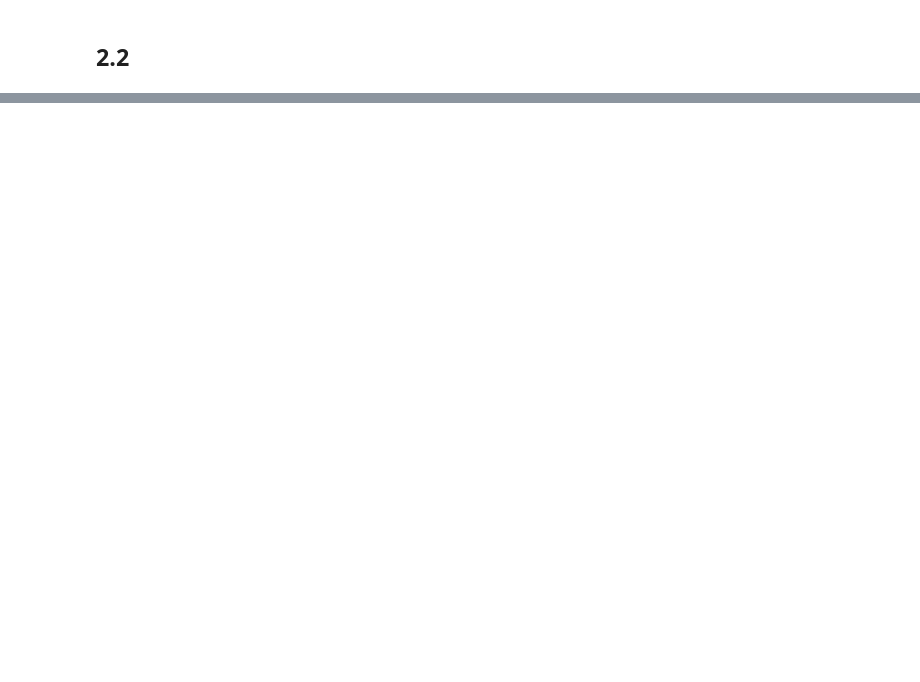
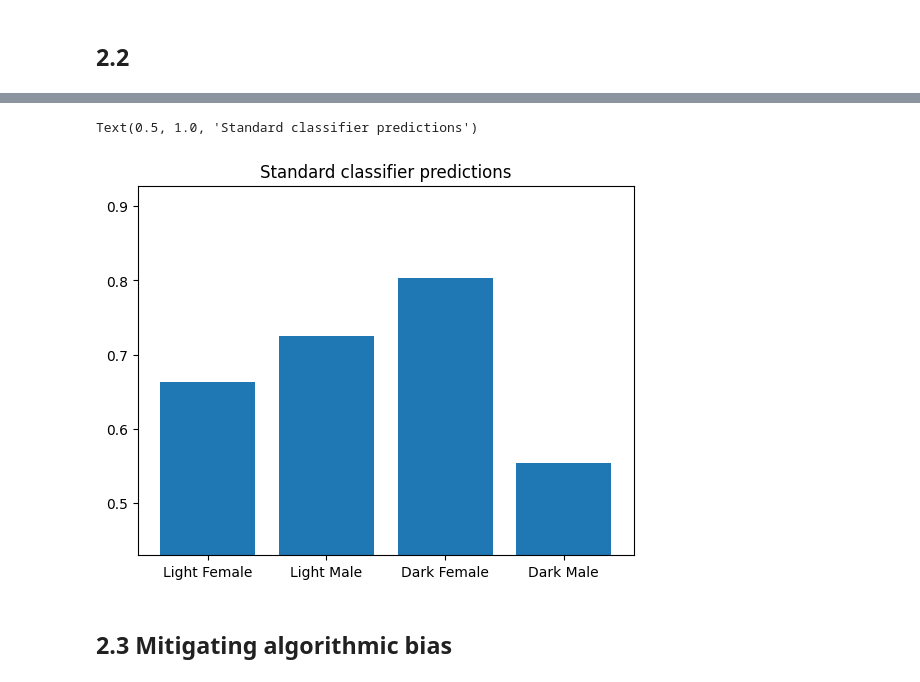
Before and after one commit to Friend09/practise_mit_dl_2024, a Jupyter notebook: notebooks/practise_Part2_Debiasing.ipynb, the cells around one changed output, grey strips where cells are left out. Drawn from its saved outputs; the diff is of its cells as text; code cells hidden in the pictures; blank space fills up the shorter version.

```diff
--- a/notebooks/practise_Part2_Debiasing.ipynb
+++ b/notebooks/practise_Part2_Debiasing.ipynb
@@ -60,0 +94,15 @@ plt.grid(False)
+# %%
+### Create a Comet experiment to track our training run ###
+def create_experiment(project_name, params):
+    # end any prior experiments
+    if "experiment" in locals():
+        experiment.end()
+
+    # initiate the comet experiment for tracking
+    experiment = comet_ml.Experiment(api_key=COMET_API_KEY, project_name=project_name)
+    # log our hyperparameters, defined above, to the experiment
+    for param, value in params.items():
+        experiment.log_parameter(param, value)
+    experiment.flush()
+
+    return experiment
@@ -60,0 +192,20 @@ plt.grid(False)
+# %%
+### Evaluate the standard CNN on the test data ###
+
+standard_classifier_logits = [
+    standard_classifier(np.array(x, dtype=np.float32)) for x in test_faces
+]
+standard_classifier_probs = tf.squeeze(tf.sigmoid(standard_classifier_logits))
+
+# Plot the prediction accuracies per demographic
+xx = range(len(keys))
+yy = standard_classifier_probs.numpy().mean(1)
+plt.bar(xx, yy)
+plt.xticks(xx, keys)
+plt.ylim(max(0, yy.min() - yy.ptp() / 2.0), yy.max() + yy.ptp() / 2.0)
+plt.title("Standard classifier predictions")
+# %% [output]
+Text(0.5, 1.0, 'Standard classifier predictions')
+[figure, added]
+# %% [markdown]
+## 2.3 Mitigating algorithmic bias
```
Also changed, not shown: parts of 7 cells of this notebook.
